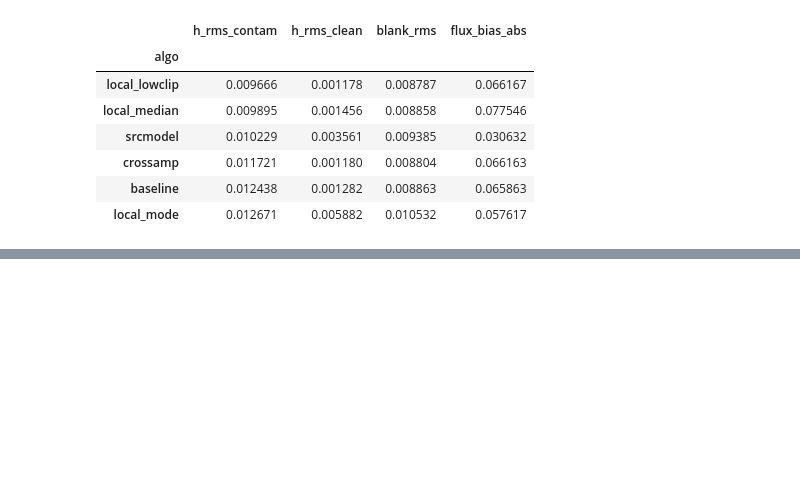
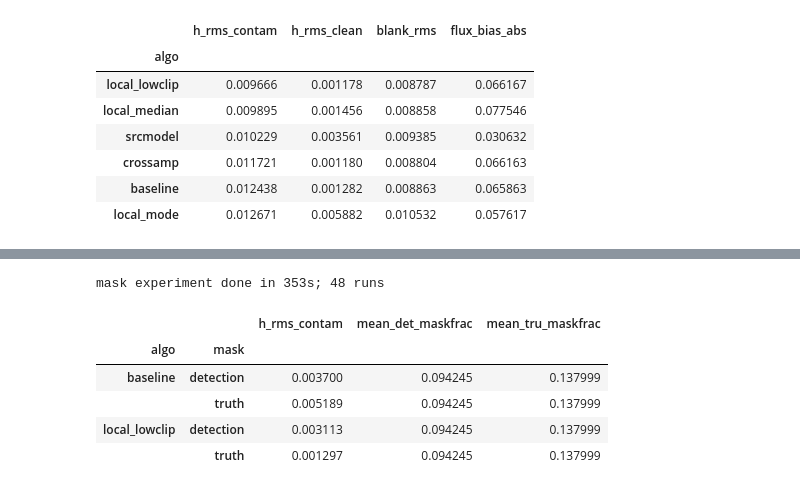
Before and after one commit to hollisakins/campfire, a Jupyter notebook: pipeline/experiments/oneoverf_noise/oneoverf_experiments.ipynb, the cells around one changed output, grey strips where cells are left out. Saved outputs shown, nothing was run; the diff lists cells and outputs as text; code cells hidden in the pictures; blank space fills up the shorter version.

```diff
--- a/pipeline/experiments/oneoverf_noise/oneoverf_experiments.ipynb
+++ b/pipeline/experiments/oneoverf_noise/oneoverf_experiments.ipynb
@@ -825,0 +801,61 @@ To regenerate this notebook after editing the builder:
+# %%
+def truth_contaminated_rows(scene, sky, frac=0.20, nsigma=2.0):
+    tm = truth_mask(scene, sky, nsigma)
+    return {a: tm[:, c0:c1].mean(axis=1) > frac for a, (c0, c1) in AMP_COLS.items()}
+
+def h_rms_over(H_inj, horizontal, contam):
+    He = _demean_per_amp(est_h_per_amp(horizontal)); Hi = _demean_per_amp(H_inj)
+    errs = []
+    for a in "ABCD":
+        d = (He[a] - Hi[a])[REF:NY-REF]; c = contam[a][REF:NY-REF]
+        errs.append(d[c])
+    e = np.concatenate(errs)
+    return float(np.sqrt(np.nanmean(e**2))) if e.size else np.nan
+
+def run_mask_experiment(seeds=(1, 2, 3), fluxes=(2500, 6000, 14000, 32000),
+                        reff=45.0, algos=("baseline", "local_lowclip")):
+    rows = []
+    for seed in seeds:
+        srng = np.random.default_rng(seed)
+        for flux in fluxes:
+            scene, planted = make_scene(
+                srng, sky=SKY, n_gal=200, n_star=30, psf_fwhm=2.0,
+                planted=dict(flux=flux, reff=reff, n=1.5, q=0.85, pa=20.0,
+                             yc=1024, xc=512))
+            pn = make_pixnoise(srng, scene, t_exp=1000.0, read_noise=5.0)
+            onef, H_inj, V_inj = make_oneoverf(srng, sigma_h=SIGMA_H, sigma_v=SIGMA_V)
+            obs = scene + pn + onef
+            errm = np.sqrt(np.maximum(scene, 0)/1000.0 + (5.0/1000.0)**2)
+            det = detection_mask(obs, errm)
+            tru = truth_mask(scene, SKY)
+            contam = truth_contaminated_rows(scene, SKY)   # fixed row set
+            fill = np.mean([contam[a].mean() for a in "ABCD"])
+            for mname, msk in (("detection", det), ("truth", tru)):
+                ped = float(np.median(obs[SCIENCE & ~msk]))
+                fd = obs - ped; fd[~SCIENCE] = 0.0
+                for aname in algos:
+                    h, v, info = ALGORITHMS[aname](fd, msk, maxiters=3)
+                    rows.append(dict(seed=seed, flux=flux, fill=fill,
+                                     algo=aname, mask=mname,
+                                     mask_frac_det=det.mean(), mask_frac_tru=tru.mean(),
+                                     h_rms_contam=h_rms_over(H_inj, h, contam)))
+    return pd.DataFrame(rows)
+
+t0 = time.time()
+maskexp = run_mask_experiment()
+print(f"mask experiment done in {time.time()-t0:.0f}s; {len(maskexp)} runs")
+magg = (maskexp.groupby(["algo", "mask", "flux"])
+               .agg(fill=("fill","mean"), h_rms_contam=("h_rms_contam","mean"))
+               .reset_index())
+maskexp.groupby(["algo","mask"]).agg(
+    h_rms_contam=("h_rms_contam","mean"),
+    mean_det_maskfrac=("mask_frac_det","mean"),
+    mean_tru_maskfrac=("mask_frac_tru","mean"))
+# %% [output]
+mask experiment done in 353s; 48 runs
+|  |  | h_rms_contam | mean_det_maskfrac | mean_tru_maskfrac |
+| algo | mask |  |  |  |
+| baseline | detection | 0.003700 | 0.094245 | 0.137999 |
+|  | truth | 0.005189 | 0.094245 | 0.137999 |
+| local_lowclip | detection | 0.003113 | 0.094245 | 0.137999 |
+|  | truth | 0.001297 | 0.094245 | 0.137999 |
```
Also changed, not shown: parts of 7 cells of this notebook, 1 other file.
